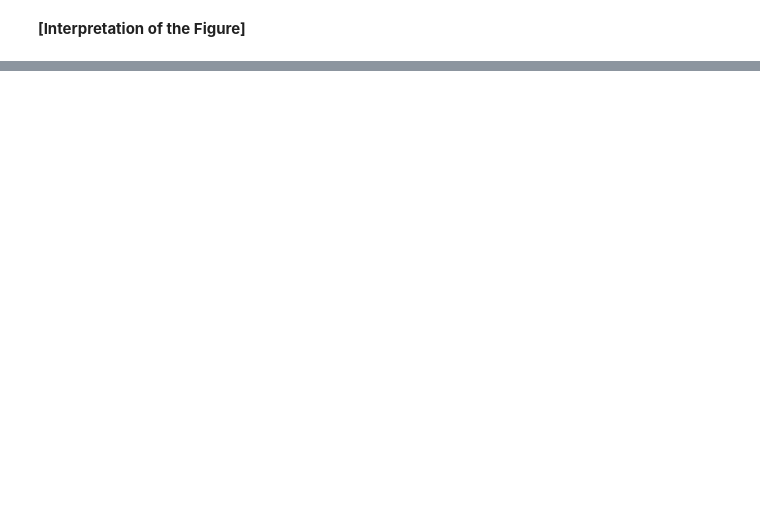
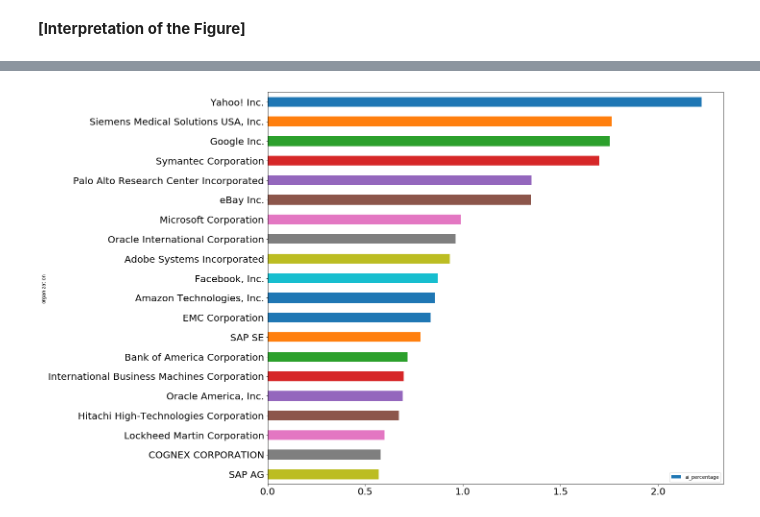
Before and after one commit to oabouzaid/Applied-Data-Analysis, a Jupyter notebook: project/sk.ipynb, the cells around one changed output, grey strips where cells are left out. Cells and saved outputs as stored; diff of their text form; code cells hidden in the pictures; blank space fills up the shorter version.

```diff
--- a/project/sk.ipynb
+++ b/project/sk.ipynb
@@ -381,5 +406,12 @@ top_organizations = all_ai_patents_copy.groupby(['organization'])\
                 .sort_values(by='patent_count', ascending=False)
 
 top_organizations["organization"] = top_organizations.index
-top_organizations.head(20).plot.barh(x='organization', y='patent_count', figsize=(17,15), fontsize=20).invert_yaxis()
+top_organizations = top_organizations[["organization", "patent_count"]]
+top_organizations.at["Microsoft Corporation", 'patent_count'] = 296 + 56
+top_organizations = top_organizations[
+    top_organizations.organization != "MICROSOFT TECHNOLOGY LICENSING, LLC"]
+top_organizations.index = range(1,len(top_organizations)+1)
+
+with pd.option_context('display.max_rows', None, 'display.max_colwidth', -1):
+    display(top_organizations.head(3))
 # %% [output]
@@ -409,3 +432,3 @@ pickle_out.close()
 # %%
-pickle_in = open("data/company_ranks.pickle","rb")
-company_ranks = pickle.load(pickle_in)
+pickle_in = open("data/total_patents_all.pickle","rb")
+total_patents_all = pickle.load(pickle_in)
@@ -457,0 +435,9 @@ comapny_rankscomapny_ranks
+# %%
+total_patent_all = pd.DataFrame(list(total_patents_all.items()))
+total_patent_all.columns = ["organization","total_patent"]
+total_patent_all.index = total_patent_all.organization
+total_patent_all.at["Microsoft Corporation", 'total_patent'] = 29694 + 5903
+total_patent_all = total_patent_all[
+    total_patent_all.organization != "MICROSOFT TECHNOLOGY LICENSING, LLC"]
+total_patent_all.index = range(1,len(total_patent_all)+1)
+total_patent_all.head(3)
@@ -457,0 +451,11 @@ comapny_rankscomapny_ranks
+# %%
+total_patent_all_gte = total_patent_all[total_patent_all.total_patent > 1300]
+total_vs_ai = top_organizations.merge(total_patent_all_gte, on="organization")
+
+total_vs_ai.columns = ["organization", "ai_patents", "total_patents"]
+total_vs_ai["ai_percentage"] = total_vs_ai["ai_patents"] / total_vs_ai["total_patents"] * 100
+top_ai_ratio = total_vs_ai.sort_values(by='ai_percentage', ascending=False)
+top_ai_ratio.index = range(1,len(top_ai_ratio)+1)
+
+with pd.option_context('display.max_rows', None, 'display.max_colwidth', -1,):
+    display(top_ai_ratio.head(10))
@@ -457,0 +474,4 @@ comapny_rankscomapny_ranks
+# %%
+top_ai_ratio.head(20).plot.barh(x='organization', y='ai_percentage', figsize=(17,15), fontsize=20).invert_yaxis()
+# %% [output]
+[figure, added]
```
Also changed, not shown: parts of 83 cells of this notebook, 9 other files.
